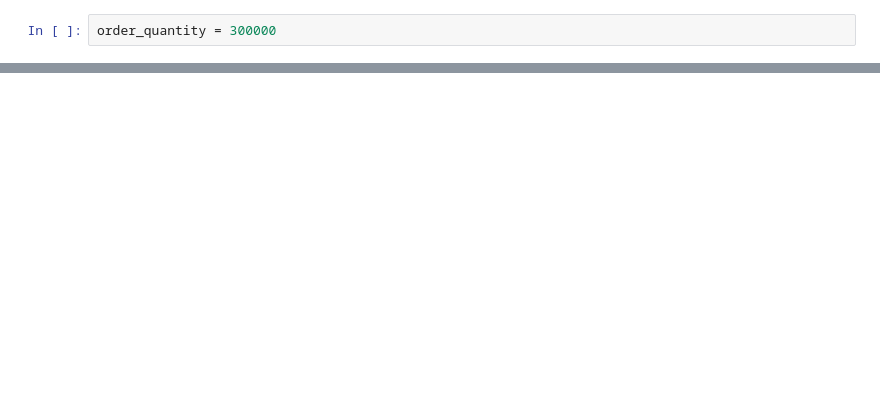
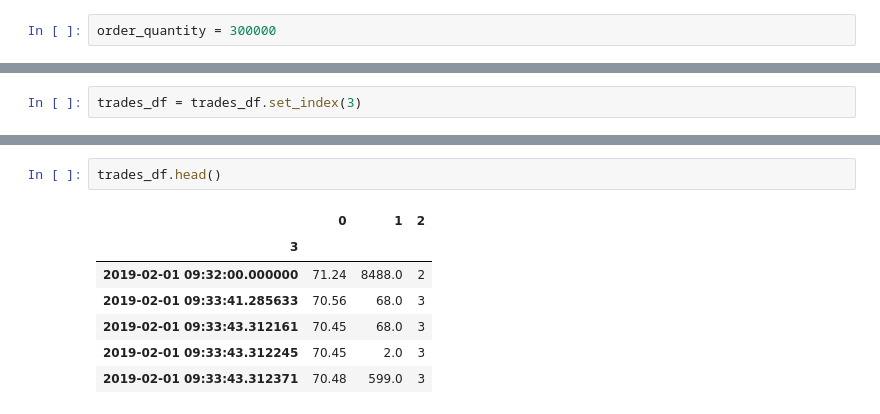
Before and after one commit to franklili3/Python-for-Finance-Engineering, a Jupyter notebook: homework4/homework4.ipynb, the cells around one changed output, grey strips where cells are left out. Cells and saved outputs as stored; diff of their text form; blank space fills up the shorter version.

```diff
--- a/homework4/homework4.ipynb
+++ b/homework4/homework4.ipynb
@@ -518,0 +511,2 @@ NameError: name 'minute_data' is not defined
+# %%
+trades_df = trades_df.set_index(3)
@@ -518,0 +522,10 @@ NameError: name 'minute_data' is not defined
+# %%
+trades_df.head()
+# %% [output]
+|  | 0 | 1 | 2 |
+| 3 |  |  |  |
+| 2019-02-01 09:32:00.000000 | 71.24 | 8488.0 | 2 |
+| 2019-02-01 09:33:41.285633 | 70.56 | 68.0 | 3 |
+| 2019-02-01 09:33:43.312161 | 70.45 | 68.0 | 3 |
+| 2019-02-01 09:33:43.312245 | 70.45 | 2.0 | 3 |
+| 2019-02-01 09:33:43.312371 | 70.48 | 599.0 | 3 |
```
Also changed, not shown: parts of 12 cells of this notebook.
